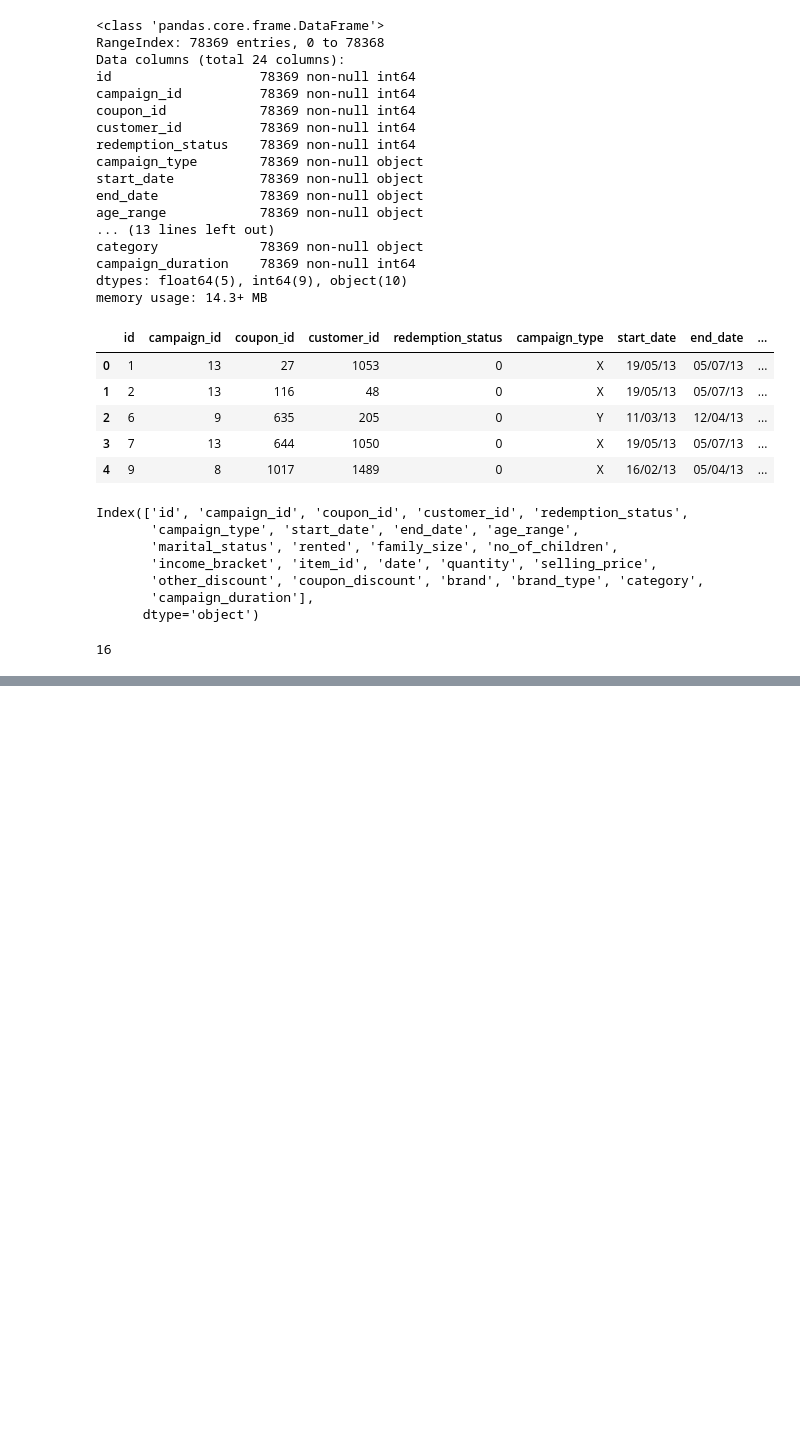
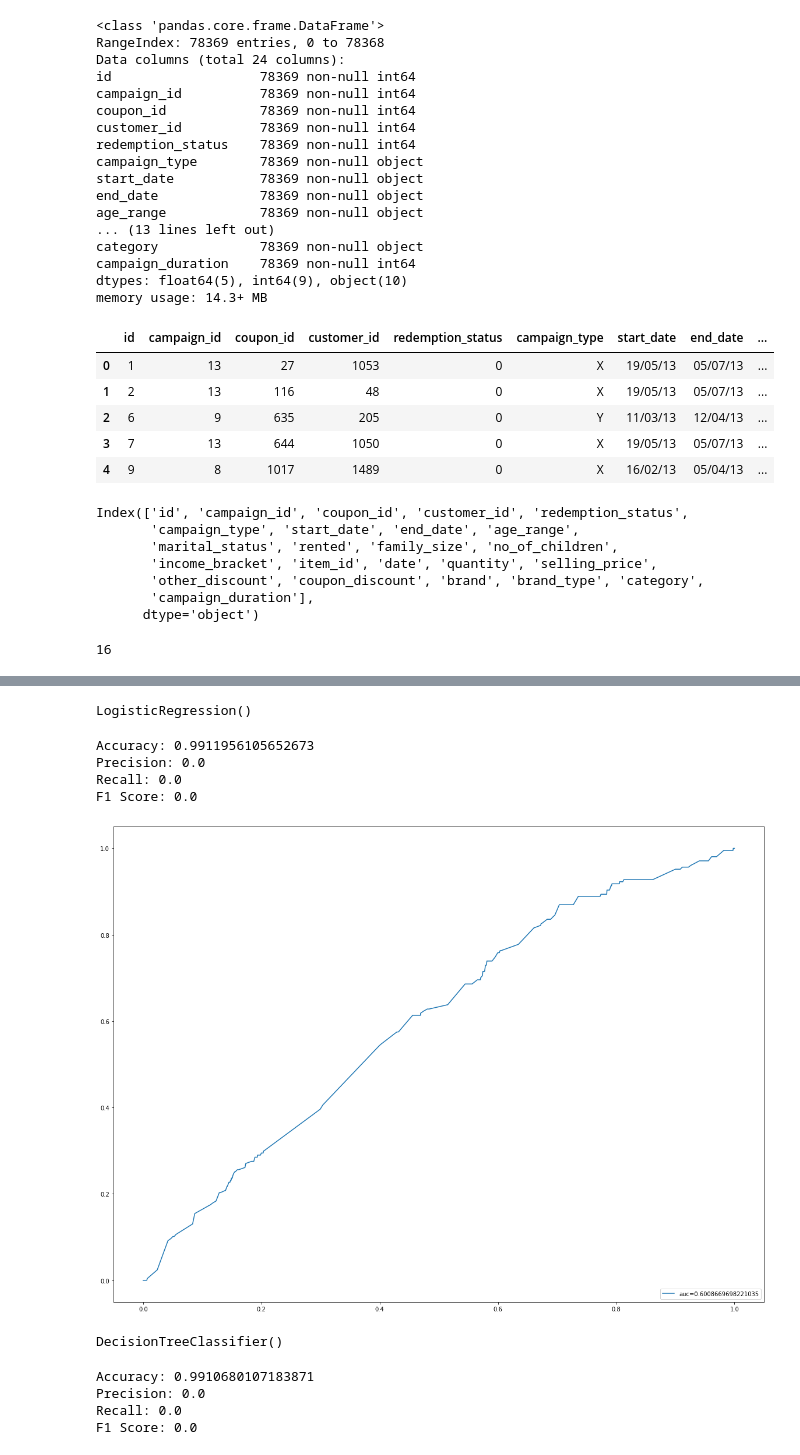
Before and after one commit to Abhijit2505/Coupon-Redemption-Prediction, a Jupyter notebook: Coupon Redemption Prediction.ipynb, the cells around one changed output, grey strips where cells are left out. Drawn from its saved outputs; the diff is of its cells as text; code cells hidden in the pictures; blank space fills up the shorter version.

```diff
--- a/Coupon Redemption Prediction.ipynb
+++ b/Coupon Redemption Prediction.ipynb
@@ -428,0 +454,10 @@ sns.heatmap(data.corr(),cmap='Blues',annot=True)
+# %%
+X = data[['campaign_type','marital_status', 'rented', 'brand_type', 'category','campaign_duration']]
+y = data['redemption_status']
+# %%
+X_train,X_test,y_train,y_test=train_test_split(X,y,test_size=0.30,random_state=0)
+# %%
+logreg = LogisticRegression()
+logreg.fit(X_train,y_train)
+# %% [output]
+LogisticRegression()
@@ -428,0 +466,24 @@ sns.heatmap(data.corr(),cmap='Blues',annot=True)
+# %%
+from sklearn import metrics
+print("Accuracy:",metrics.accuracy_score(y_test, y_pred))
+print("Precision:",metrics.precision_score(y_test, y_pred))
+print("Recall:",metrics.recall_score(y_test, y_pred))
+print("F1 Score:",metrics.f1_score(y_test, y_pred))
+# %% [output]
+Accuracy: 0.9911956105652673
+Precision: 0.0
+Recall: 0.0
+F1 Score: 0.0
+# %%
+def roc_curve():
+    probability = logreg.predict_proba(X_test)[::,1]
+    ping, swing, _ = metrics.roc_curve(y_test,  probability)
+    auc = metrics.roc_auc_score(y_test, probability)
+    plt.plot(ping,swing,label="auc="+str(auc))
+    plt.legend(loc=4)
+    plt.show()
+# %%
+plt.figure(figsize=(20,15))
+roc_curve()
+# %% [output]
+[figure, added]
@@ -428,0 +494,4 @@ sns.heatmap(data.corr(),cmap='Blues',annot=True)
+# %%
+Dec_tree.fit(X_train,y_train)
+# %% [output]
+DecisionTreeClassifier()
@@ -428,0 +500,11 @@ sns.heatmap(data.corr(),cmap='Blues',annot=True)
+# %%
+from sklearn import metrics
+print("Accuracy:",metrics.accuracy_score(y_test, y_pred_dec))
+print("Precision:",metrics.precision_score(y_test, y_pred_dec))
+print("Recall:",metrics.recall_score(y_test,y_pred_dec))
+print("F1 Score:",metrics.f1_score(y_test, y_pred_dec))
+# %% [output]
+Accuracy: 0.9910680107183871
+Precision: 0.0
+Recall: 0.0
+F1 Score: 0.0
```
Also changed, not shown: parts of 13 cells of this notebook.
